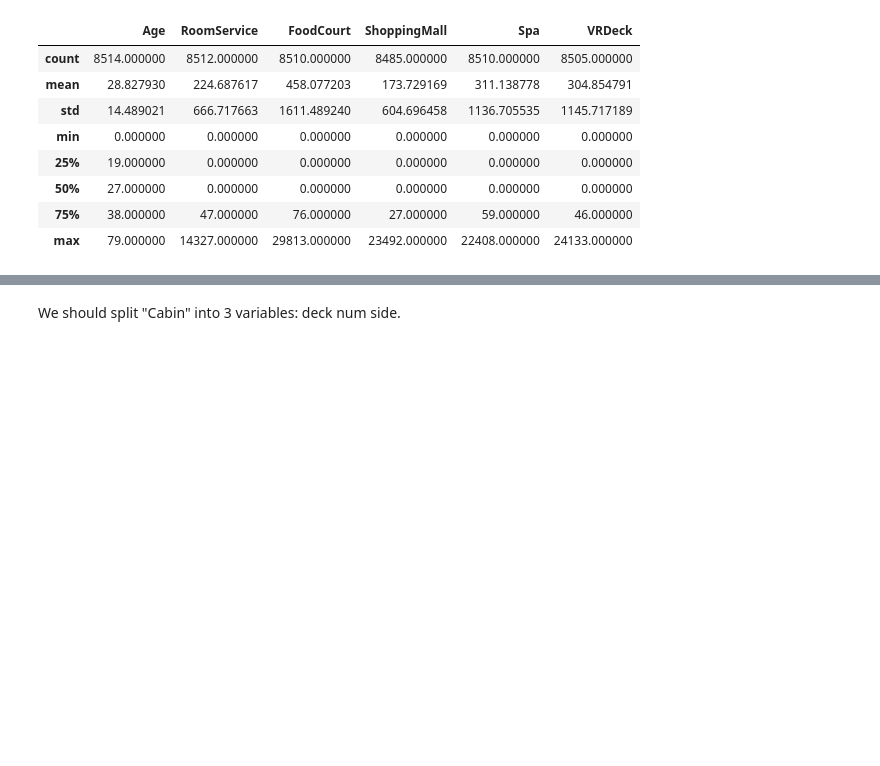
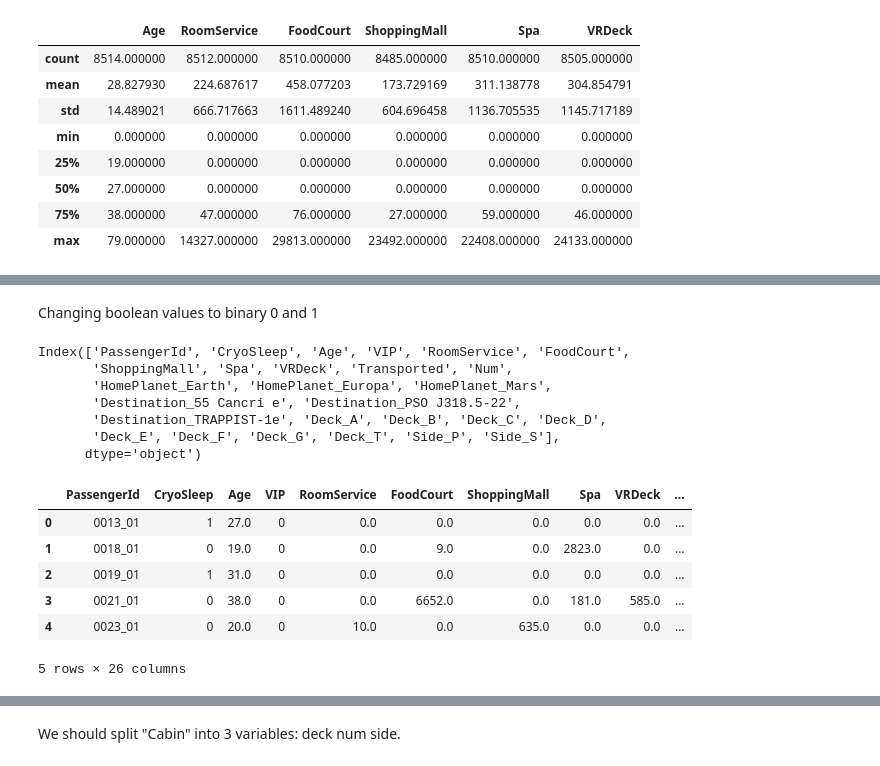
Before and after one commit to johlys/INF367, a Jupyter notebook: johlys_notebook.ipynb, the cells around one changed output, grey strips where cells are left out. Saved outputs shown, nothing was run; the diff lists cells and outputs as text; code cells hidden in the pictures; blank space fills up the shorter version.

```diff
--- a/johlys_notebook.ipynb
+++ b/johlys_notebook.ipynb
@@ -18,3 +62,16 @@ print(len(train_data_csv.index))
+# %%
+## Dropping columns
+#train_data_csv = train_data_csv.drop(['PassengerId'], axis=1)
+train_data_csv = train_data_csv.drop(['Name'], axis=1)
+test_data_csv = test_data_csv.drop(['Name'], axis=1) #Removing same col from test data
+
+# Adding splitting Cabin into deck num and side
+train_data_csv[['Deck', 'Num', 'Side']] = train_data_csv['Cabin'].str.split('/', expand=True)
+train_data_csv.drop(columns=['Cabin'], inplace=True)
+
+# For test data
+test_data_csv[['Deck', 'Num', 'Side']] = test_data_csv['Cabin'].str.split('/', expand=True)
+test_data_csv.drop(columns=['Cabin'], inplace=True)
 # %%
 train_data_csv.describe()
 # %% [output]
@@ -30,3 +96,38 @@ train_data_csv.describe()
+# %% [markdown]
+Changing boolean values to binary 0 and 1
+# %%
+# Convert boolean columns to integers
+encode_columns = ['HomePlanet', 'Destination', 'Deck', 'Side']
+
+bool_columns = ['CryoSleep', 'VIP', 'Transported']
+train_data_csv[bool_columns] = train_data_csv[bool_columns].fillna(False)
+train_data_csv[bool_columns] = train_data_csv[bool_columns].astype(int)
+train_data_csv = pd.get_dummies(train_data_csv, columns=encode_columns, dtype=int)
+
+#Do the same for test data
+bool_columns_test = ['CryoSleep', 'VIP']
+test_data_csv[bool_columns_test] = test_data_csv[bool_columns_test].fillna(False)
+test_data_csv[bool_columns_test] = test_data_csv[bool_columns_test].astype(int)
+test_data_csv = pd.get_dummies(test_data_csv, columns=encode_columns, dtype=int)
+
+#train_data_csv.head()
+print(train_data_csv.columns)
+test_data_csv.head()
+# %% [output]
+Index(['PassengerId', 'CryoSleep', 'Age', 'VIP', 'RoomService', 'FoodCourt',
+       'ShoppingMall', 'Spa', 'VRDeck', 'Transported', 'Num',
+       'HomePlanet_Earth', 'HomePlanet_Europa', 'HomePlanet_Mars',
+       'Destination_55 Cancri e', 'Destination_PSO J318.5-22',
+       'Destination_TRAPPIST-1e', 'Deck_A', 'Deck_B', 'Deck_C', 'Deck_D',
+       'Deck_E', 'Deck_F', 'Deck_G', 'Deck_T', 'Side_P', 'Side_S'],
+      dtype='object')
+|  | PassengerId | CryoSleep | Age | VIP | RoomService | FoodCourt | ShoppingMall | Spa | VRDeck | ... |
+| 0 | 0013_01 | 1 | 27.0 | 0 | 0.0 | 0.0 | 0.0 | 0.0 | 0.0 | ... |
+| 1 | 0018_01 | 0 | 19.0 | 0 | 0.0 | 9.0 | 0.0 | 2823.0 | 0.0 | ... |
+| 2 | 0019_01 | 1 | 31.0 | 0 | 0.0 | 0.0 | 0.0 | 0.0 | 0.0 | ... |
+| 3 | 0021_01 | 0 | 38.0 | 0 | 0.0 | 6652.0 | 0.0 | 181.0 | 585.0 | ... |
+| 4 | 0023_01 | 0 | 20.0 | 0 | 10.0 | 0.0 | 635.0 | 0.0 | 0.0 | ... |
+5 rows × 26 columns
 # %%
 missing_values = train_data_csv.isna().sum()
 print(missing_values)
```
Also changed, not shown: parts of 27 cells of this notebook, 2 other files.
